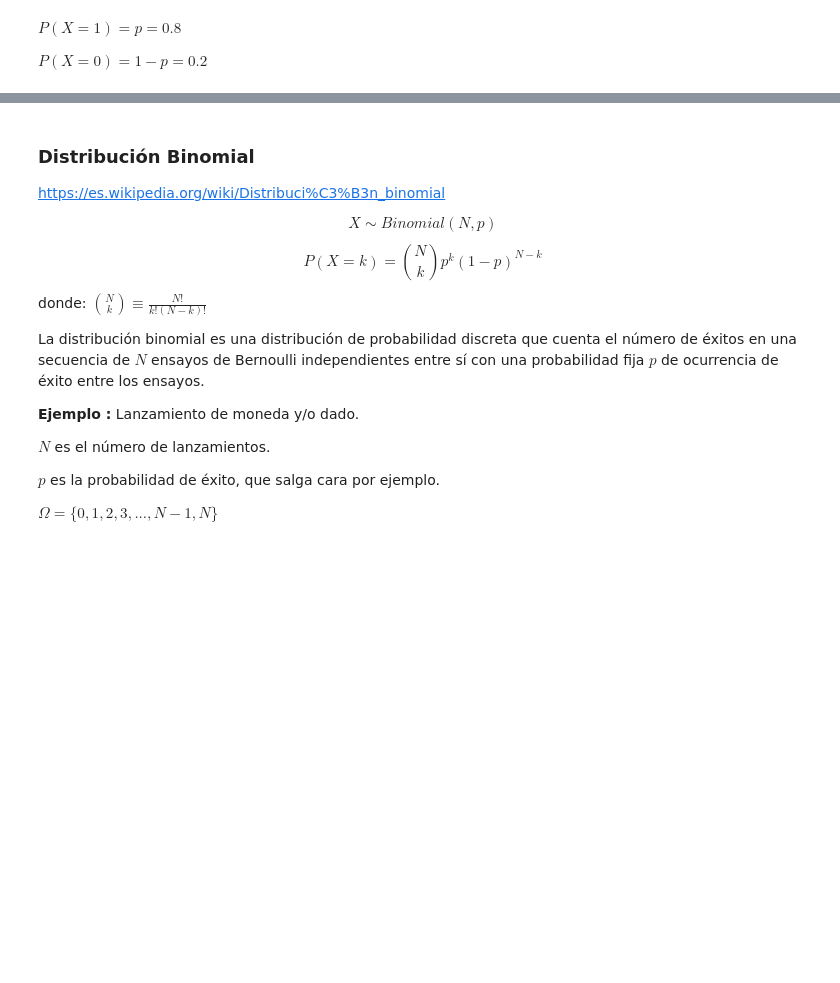
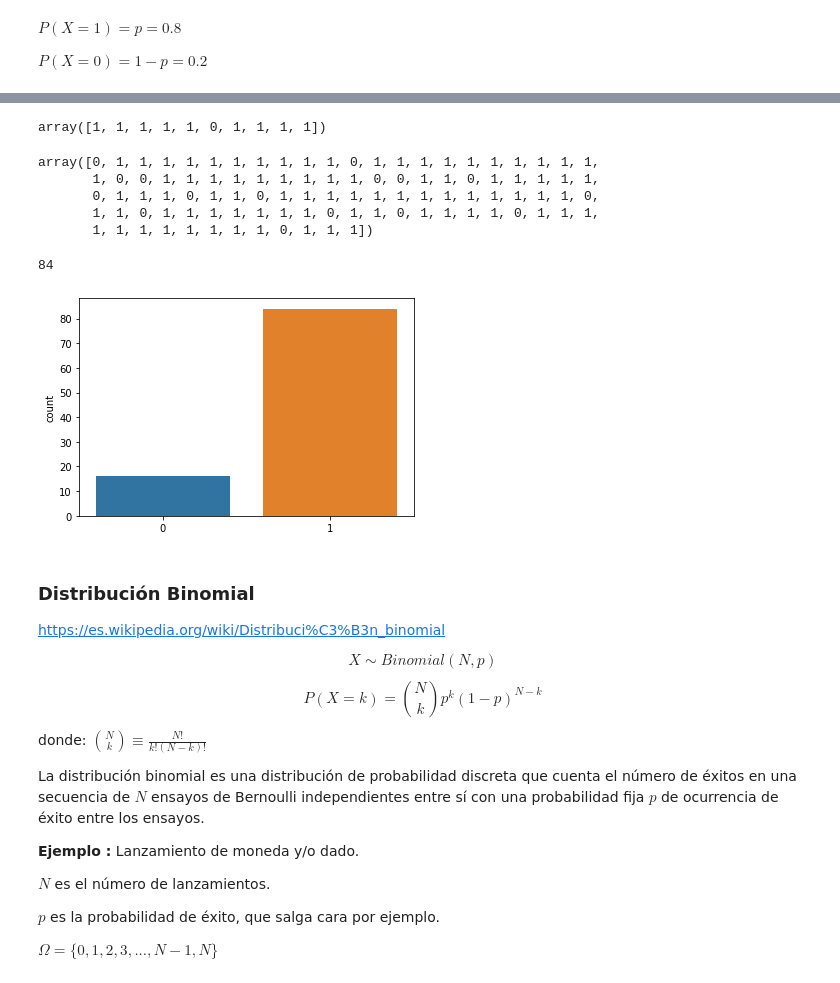
Before and after one commit to Ironhack-Data-Madrid-Agosto-2022/Apuntes-de-clase, a Jupyter notebook: semana_6/1.2 - Distribuciones Discretas.ipynb, the cells around one changed output, grey strips where cells are left out. Cells and saved outputs as stored; diff of their text form; code cells hidden in the pictures; blank space fills up the shorter version.

```diff
--- a/semana_6/1.2 - Distribuciones Discretas.ipynb
+++ b/semana_6/1.2 - Distribuciones Discretas.ipynb
@@ -25,6 +25,8 @@ Se basa en el experiemento de Bernoulli. Solo tiene dos posibles resultados, con
 $\Omega = \{0, 1\}$  Espacio muestral, pensando en cara-cruz.
 
 Llamamos $p$ a la probabilidad de éxito, que salga cara por ejemplo.
+# %%
+p=0.8
 # %% [markdown]
 $P(X=1)=p=0.8$
 
@@ -31,0 +36,2 @@ $P(X=0)=1-p=0.2$
+# %%
+jcob_b=bernoulli(p)
@@ -32,3 +58,27 @@ $P(X=0)=1-p=0.2$
+# %%
+jcob_b.rvs(size=10)
+# %% [output]
+array([1, 1, 1, 1, 1, 0, 1, 1, 1, 1])
+# %%
+muestra=jcob_b.rvs(size=100)
+
+muestra
+# %% [output]
+array([0, 1, 1, 1, 1, 1, 1, 1, 1, 1, 1, 0, 1, 1, 1, 1, 1, 1, 1, 1, 1, 1,
+       1, 0, 0, 1, 1, 1, 1, 1, 1, 1, 1, 1, 0, 0, 1, 1, 0, 1, 1, 1, 1, 1,
+       0, 1, 1, 1, 0, 1, 1, 0, 1, 1, 1, 1, 1, 1, 1, 1, 1, 1, 1, 1, 1, 0,
+       1, 1, 0, 1, 1, 1, 1, 1, 1, 1, 0, 1, 1, 0, 1, 1, 1, 1, 0, 1, 1, 1,
+       1, 1, 1, 1, 1, 1, 1, 1, 0, 1, 1, 1])
+# %%
+sum(muestra)
+# %% [output]
+84
+# %%
+import seaborn as sns
+
+sns.countplot(x=muestra);
+# %% [output]
+[figure, added]
 # %% [markdown]
 ### Distribución Binomial
 
```
Also changed, not shown: parts of 37 cells of this notebook.
